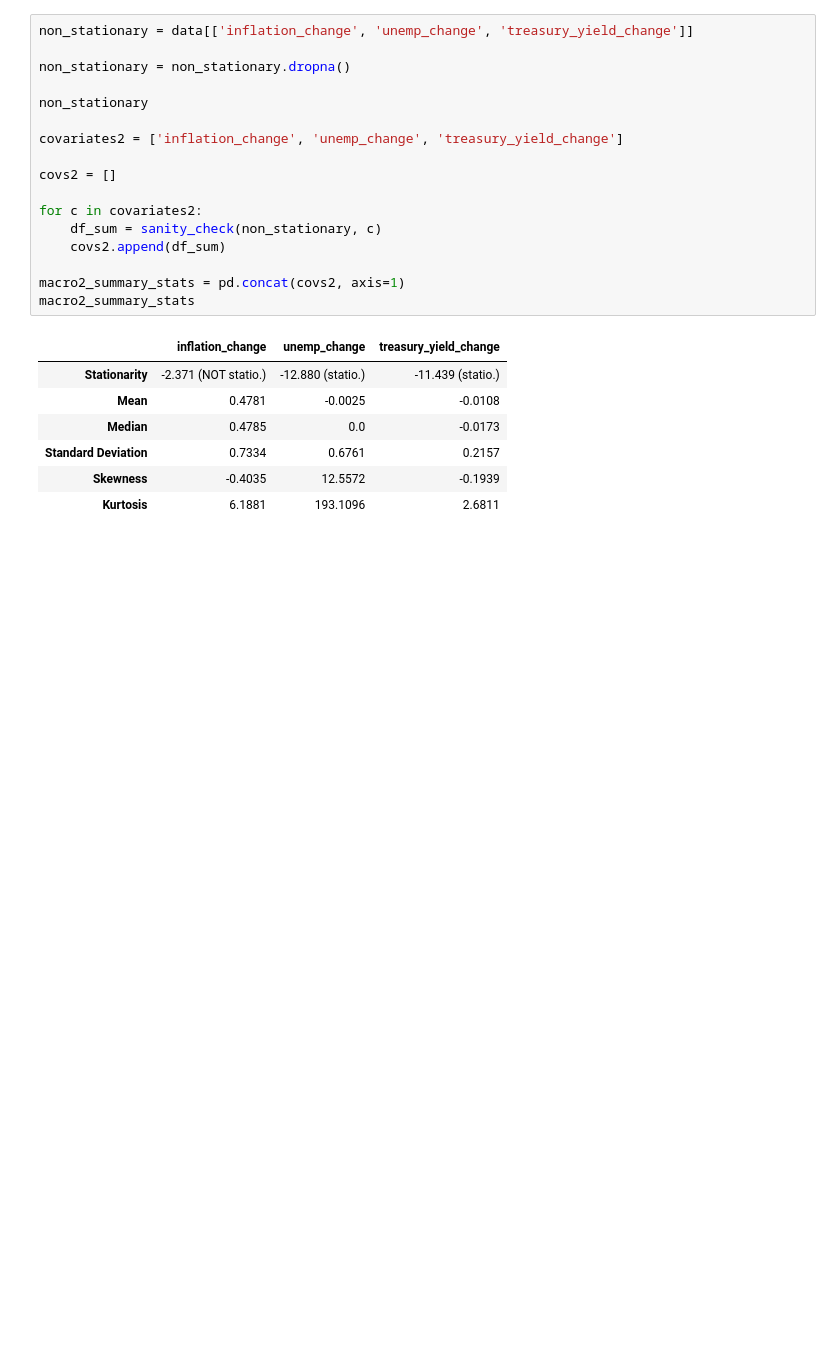
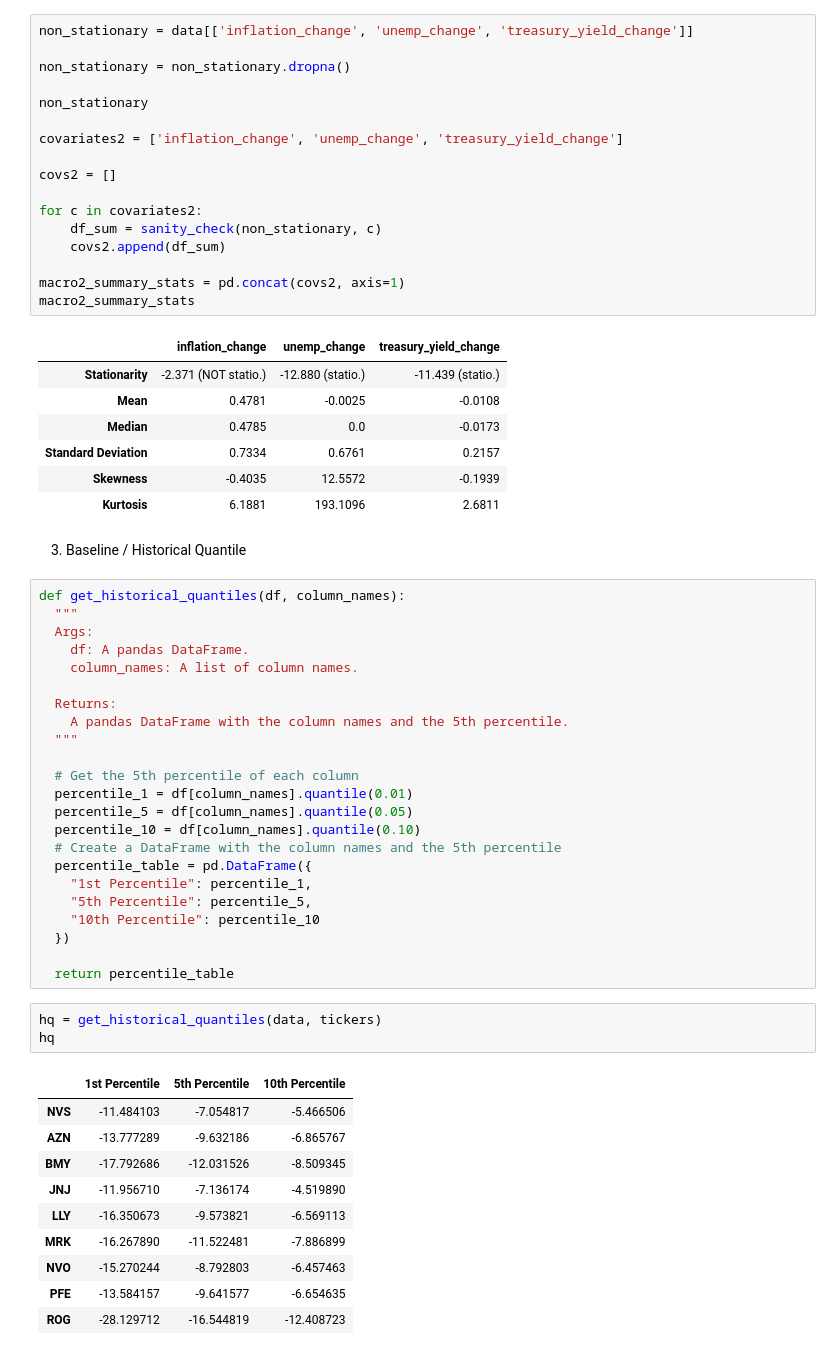
Before and after one commit to TobiPfeiffersGitHub/BSExNovartis_Thesis, a Jupyter notebook: Exploratory Data Analysis/SummaryStats.ipynb, the cells around one changed output. Saved outputs shown, nothing was run; the diff lists cells and outputs as text; blank space fills up the shorter version.

Commit message:
historical quantile

```diff
--- a/Exploratory Data Analysis/SummaryStats.ipynb
+++ b/Exploratory Data Analysis/SummaryStats.ipynb
@@ -289,3 +289,42 @@ macro2_summary_stats
 | Standard Deviation | 0.7334 | 0.6761 | 0.2157 |
 | Skewness | -0.4035 | 12.5572 | -0.1939 |
 | Kurtosis | 6.1881 | 193.1096 | 2.6811 |
+# %% [markdown]
+3. Baseline / Historical Quantile
+# %%
+def get_historical_quantiles(df, column_names):
+  """
+  Args:
+    df: A pandas DataFrame.
+    column_names: A list of column names.
+
+  Returns:
+    A pandas DataFrame with the column names and the 5th percentile.
+  """
+
+  # Get the 5th percentile of each column
+  percentile_1 = df[column_names].quantile(0.01)
+  percentile_5 = df[column_names].quantile(0.05)
+  percentile_10 = df[column_names].quantile(0.10)
+  # Create a DataFrame with the column names and the 5th percentile
+  percentile_table = pd.DataFrame({
+    "1st Percentile": percentile_1,
+    "5th Percentile": percentile_5,
+    "10th Percentile": percentile_10
+  })
+
+  return percentile_table
+# %%
+hq = get_historical_quantiles(data, tickers)
+hq
+# %% [output]
+|  | 1st Percentile | 5th Percentile | 10th Percentile |
+| NVS | -11.484103 | -7.054817 | -5.466506 |
+| AZN | -13.777289 | -9.632186 | -6.865767 |
+| BMY | -17.792686 | -12.031526 | -8.509345 |
+| JNJ | -11.956710 | -7.136174 | -4.519890 |
+| LLY | -16.350673 | -9.573821 | -6.569113 |
+| MRK | -16.267890 | -11.522481 | -7.886899 |
+| NVO | -15.270244 | -8.792803 | -6.457463 |
+| PFE | -13.584157 | -9.641577 | -6.654635 |
+| ROG | -28.129712 | -16.544819 | -12.408723 |
```
Also changed, not shown: parts of 2 cells of this notebook.
